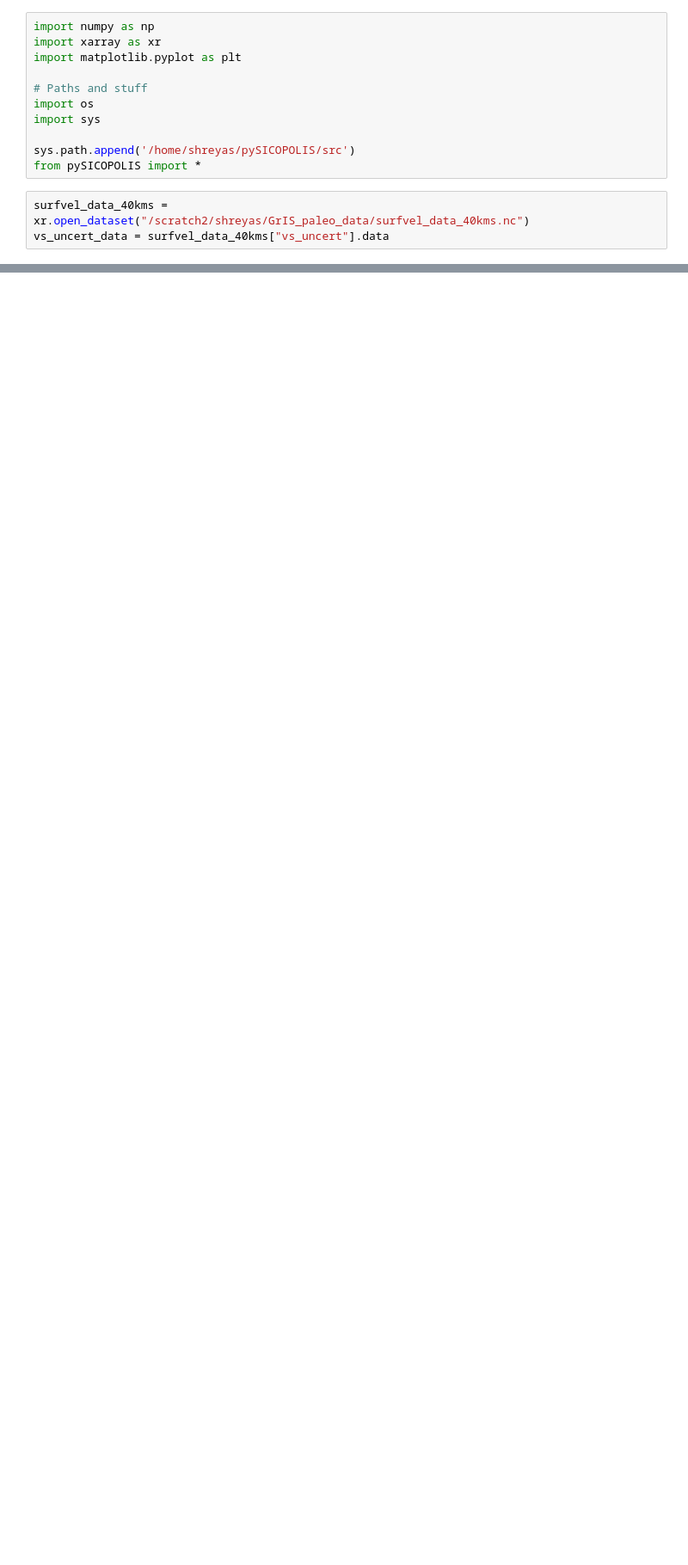
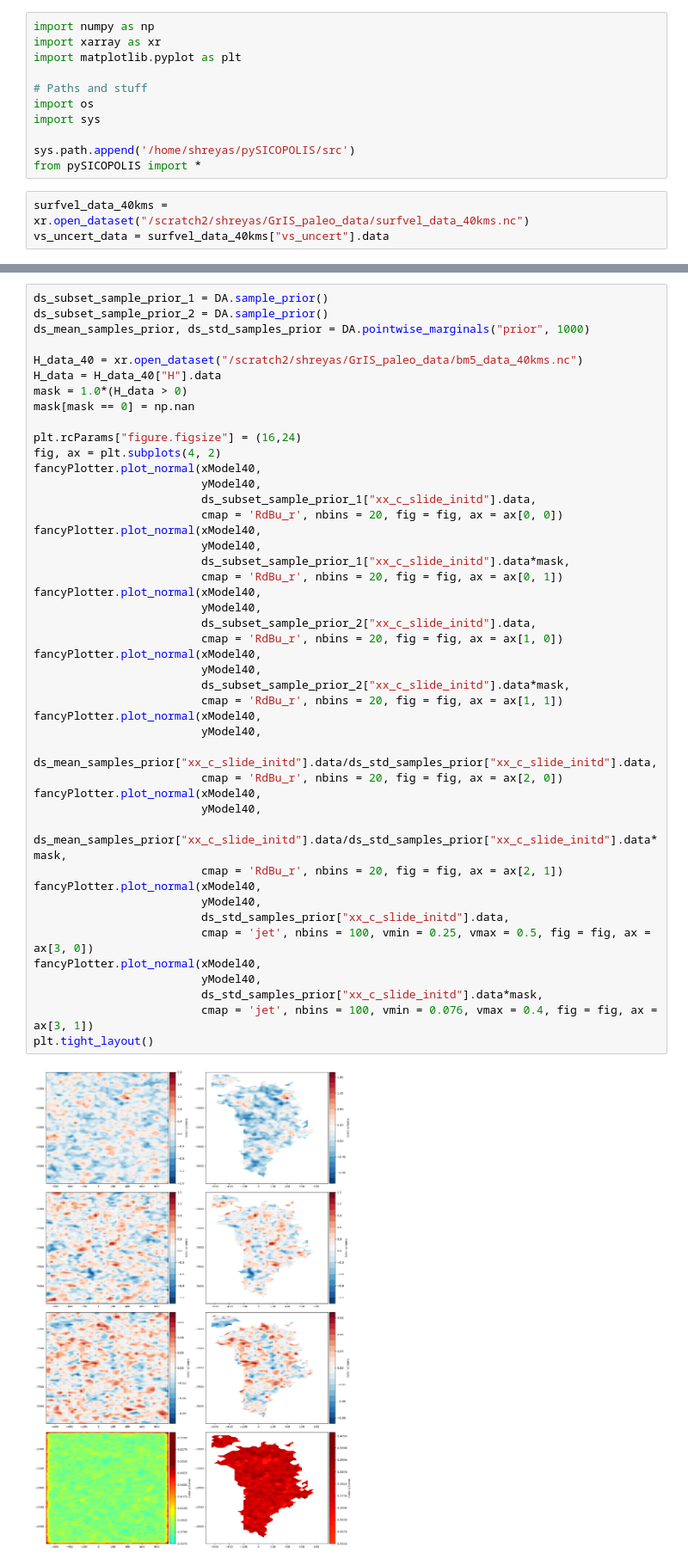
Before and after one commit to Shreyas911/pySICOPOLIS, a Jupyter notebook: examples/jupyter_notebooks/optim_tuneCS.ipynb, the cells around one changed output, grey strips where cells are left out. Shown at 86% size. Saved outputs shown, nothing was run; the diff lists cells and outputs as text; blank space fills up the shorter version.

```diff
--- a/examples/jupyter_notebooks/optim_tuneCS.ipynb
+++ b/examples/jupyter_notebooks/optim_tuneCS.ipynb
@@ -305,0 +391,47 @@ plt.axhline(1, color = "green")
+# %%
+ds_subset_sample_prior_1 = DA.sample_prior()
+ds_subset_sample_prior_2 = DA.sample_prior()
+ds_mean_samples_prior, ds_std_samples_prior = DA.pointwise_marginals("prior", 1000)
+
+H_data_40 = xr.open_dataset("/scratch2/shreyas/GrIS_paleo_data/bm5_data_40kms.nc")
+H_data = H_data_40["H"].data
+mask = 1.0*(H_data > 0)
+mask[mask == 0] = np.nan
+
+plt.rcParams["figure.figsize"] = (16,24)
+fig, ax = plt.subplots(4, 2)
+fancyPlotter.plot_normal(xModel40,
+                         yModel40,
+                         ds_subset_sample_prior_1["xx_c_slide_initd"].data,
+                         cmap = 'RdBu_r', nbins = 20, fig = fig, ax = ax[0, 0])
+fancyPlotter.plot_normal(xModel40,
+                         yModel40,
+                         ds_subset_sample_prior_1["xx_c_slide_initd"].data*mask,
+                         cmap = 'RdBu_r', nbins = 20, fig = fig, ax = ax[0, 1])
+fancyPlotter.plot_normal(xModel40,
+                         yModel40,
+                         ds_subset_sample_prior_2["xx_c_slide_initd"].data,
+                         cmap = 'RdBu_r', nbins = 20, fig = fig, ax = ax[1, 0])
+fancyPlotter.plot_normal(xModel40,
+                         yModel40,
+                         ds_subset_sample_prior_2["xx_c_slide_initd"].data*mask,
+                         cmap = 'RdBu_r', nbins = 20, fig = fig, ax = ax[1, 1])
+fancyPlotter.plot_normal(xModel40,
+                         yModel40,
+                         ds_mean_samples_prior["xx_c_slide_initd"].data/ds_std_samples_prior["xx_c_slide_initd"].data,
+                         cmap = 'RdBu_r', nbins = 20, fig = fig, ax = ax[2, 0])
+fancyPlotter.plot_normal(xModel40,
+                         yModel40,
+                         ds_mean_samples_prior["xx_c_slide_initd"].data/ds_std_samples_prior["xx_c_slide_initd"].data*mask,
+                         cmap = 'RdBu_r', nbins = 20, fig = fig, ax = ax[2, 1])
+fancyPlotter.plot_normal(xModel40,
+                         yModel40,
+                         ds_std_samples_prior["xx_c_slide_initd"].data,
+                         cmap = 'jet', nbins = 100, vmin = 0.25, vmax = 0.5, fig = fig, ax = ax[3, 0])
+fancyPlotter.plot_normal(xModel40,
+                         yModel40,
+                         ds_std_samples_prior["xx_c_slide_initd"].data*mask,
+                         cmap = 'jet', nbins = 100, vmin = 0.076, vmax = 0.4, fig = fig, ax = ax[3, 1])
+plt.tight_layout()
+# %% [output]
+[figure, added]
```
Also changed, not shown: parts of 16 cells of this notebook.
